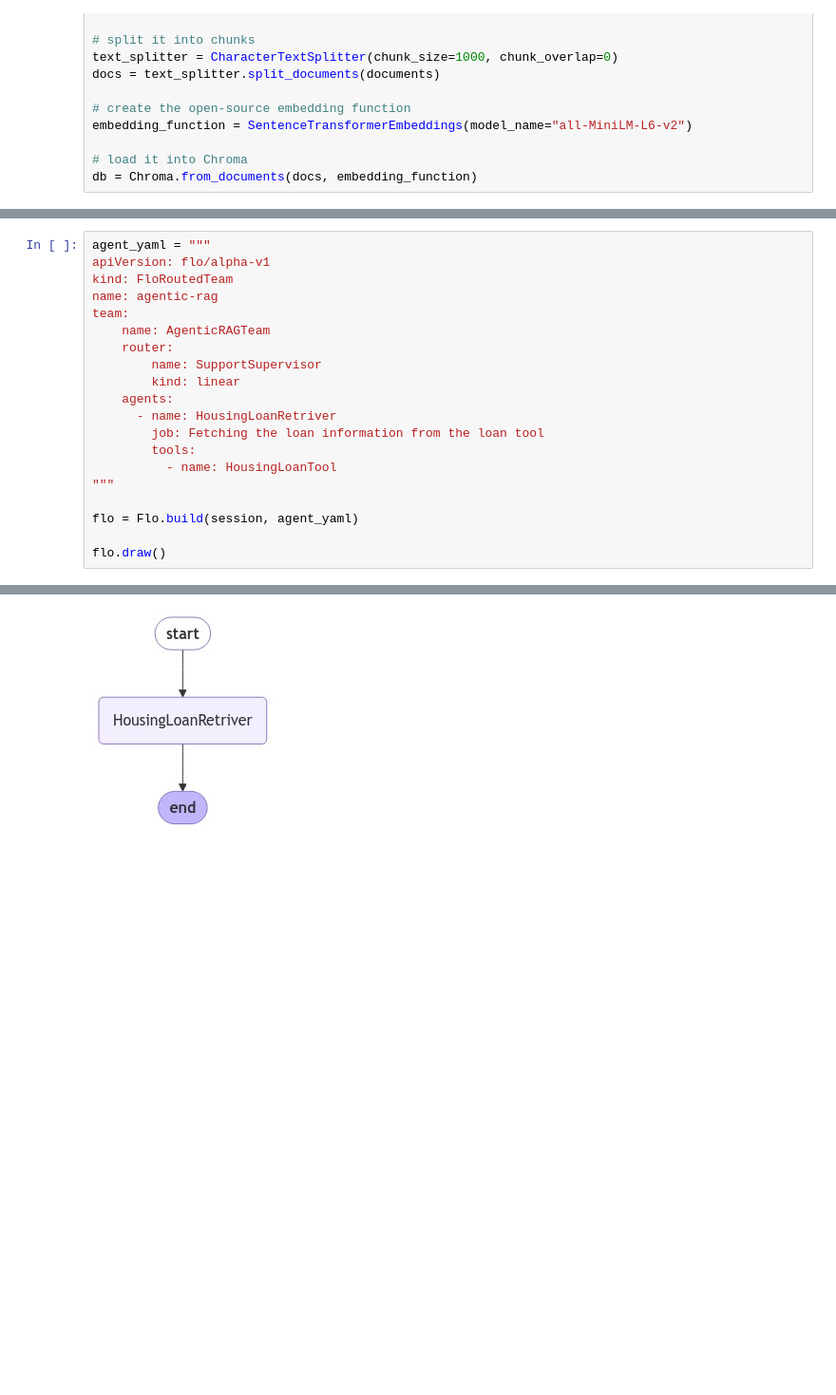
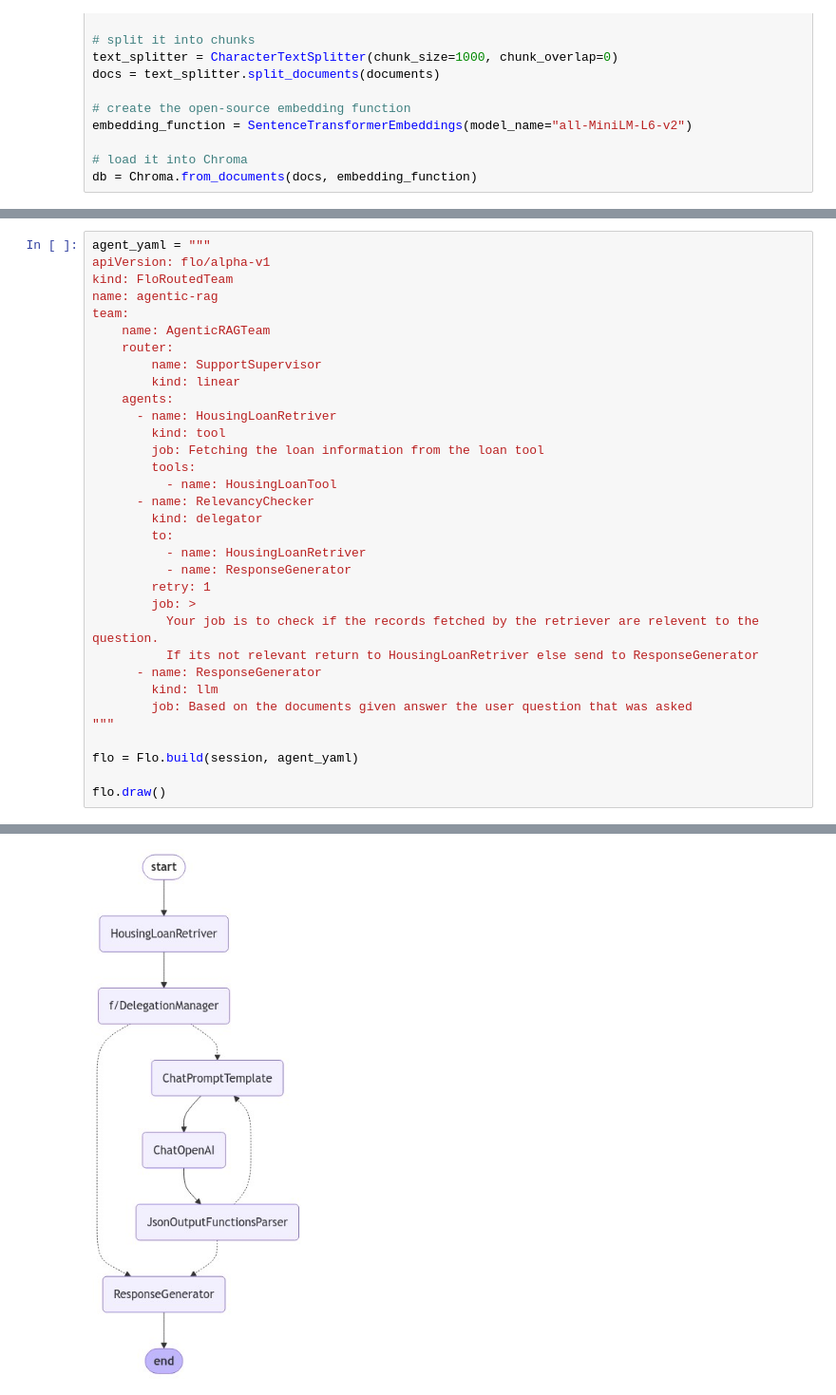
Before and after one commit to rootflo/flo-ai, a Jupyter notebook: examples/agentic_rag.ipynb, the cells around one changed output, grey strips where cells are left out. Shown: that part at 95% size. Cells and saved outputs as stored; diff of their text form; blank space fills up the shorter version.

Commit message:
Added graph rag example

```diff
--- a/examples/agentic_rag.ipynb
+++ b/examples/agentic_rag.ipynb
@@ -58,9 +58,22 @@ team:
         kind: linear
     agents:
       - name: HousingLoanRetriver
+        kind: tool
         job: Fetching the loan information from the loan tool
         tools:
           - name: HousingLoanTool
+      - name: RelevancyChecker
+        kind: delegator
+        to:
+          - name: HousingLoanRetriver
+          - name: ResponseGenerator
+        retry: 1
+        job: >
+          Your job is to check if the records fetched by the retriever are relevent to the question.
+          If its not relevant return to HousingLoanRetriver else send to ResponseGenerator
+      - name: ResponseGenerator
+        kind: llm
+        job: Based on the documents given answer the user question that was asked
 """
 
 flo = Flo.build(session, agent_yaml)
@@ -72,4 +85,4 @@ flo.draw()
-[figure, old version]
+[figure, new version]
 # %%
 print(flo.invoke("Whats the interest rate for housing loan ?"))
 # %% [output]
```
Also changed, not shown: parts of 3 cells of this notebook.
